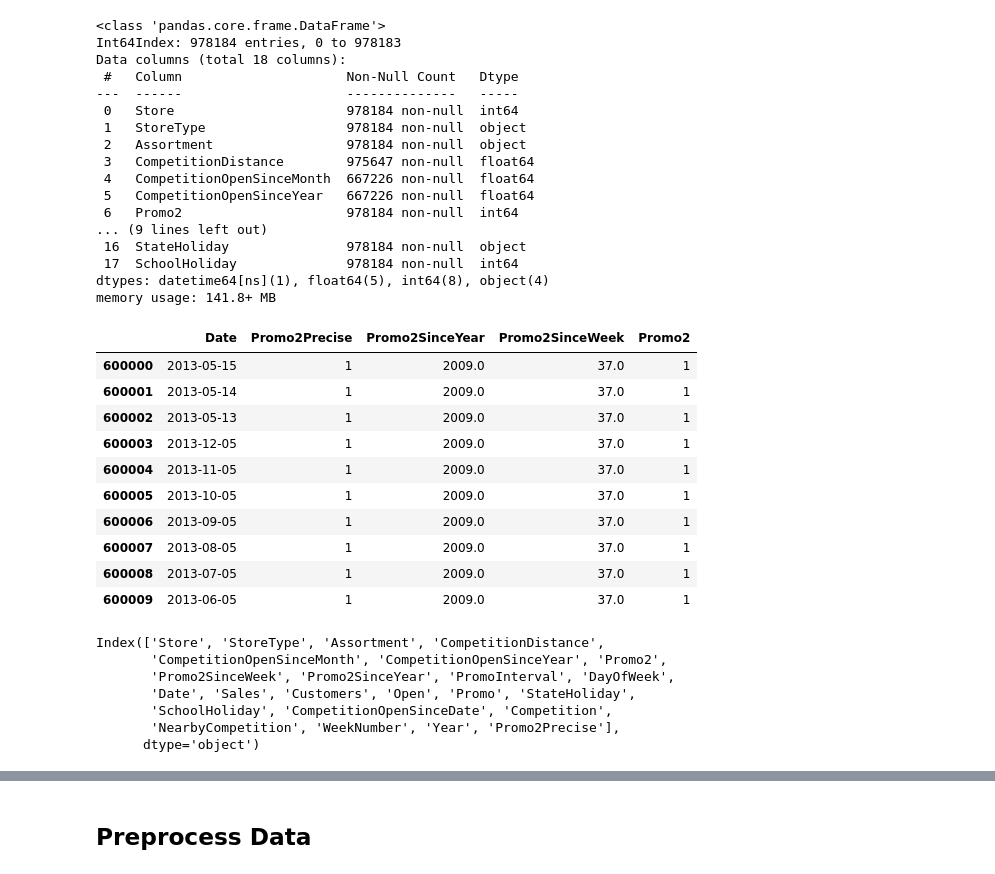
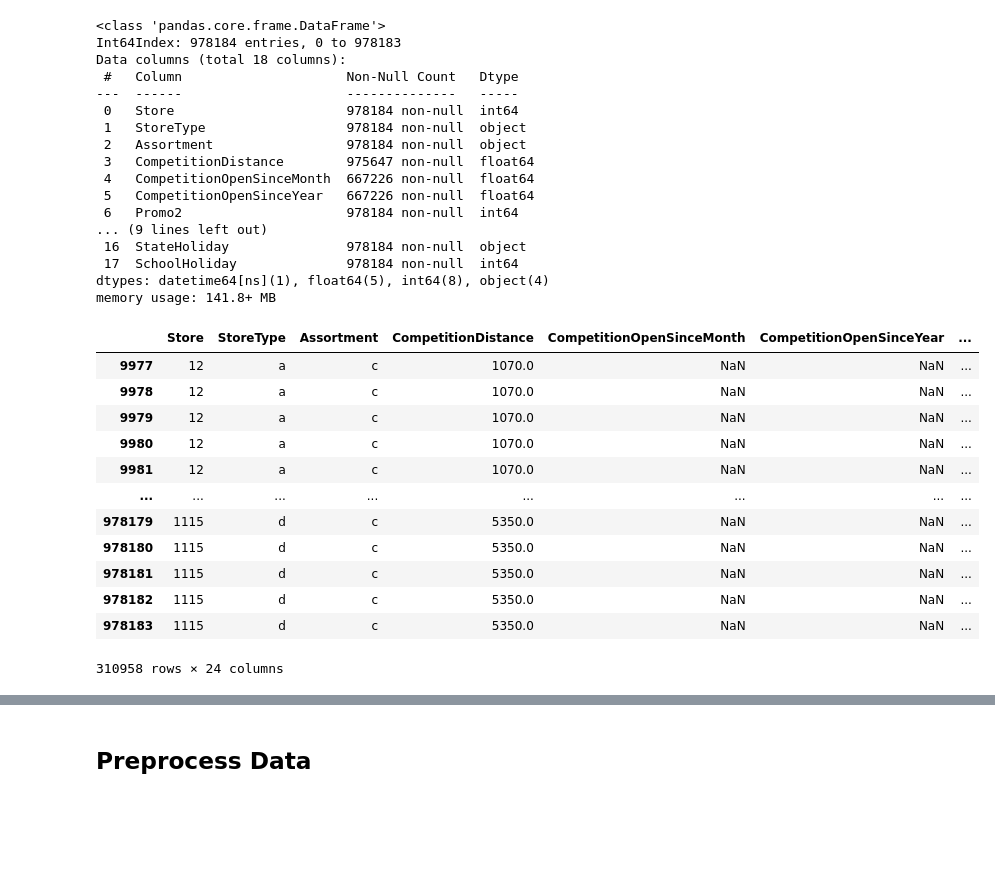
Before and after one commit to peterprescott/sales-data, a Jupyter notebook: notebook.ipynb, the cells around one changed output, grey strips where cells are left out. Cells and saved outputs as stored; diff of their text form; code cells hidden in the pictures; blank space fills up the shorter version.

```diff
--- a/notebook.ipynb
+++ b/notebook.ipynb
@@ -408,8 +418,6 @@ Data columns (total 18 columns):
 dtypes: datetime64[ns](1), float64(5), int64(8), object(4)
 memory usage: 141.8+ MB
 # %%
-import numpy as np
-
 combine.dummyDay = 1 # assume that competition was open from the beginning of the month they opened
 
 competitionOpenSinceDate = pd.DataFrame({'year': combine.CompetitionOpenSinceYear,
@@ -421,9 +429,25 @@ combine['CompetitionOpenSinceDate'] = pd.to_datetime(competitionOpenSinceDate)
 combine['Competition'] = np.where(combine['CompetitionOpenSinceDate'] < combine['Date'], 1, 0)
 # note that this gives nan values a '1' -- ie. we assume that where the date is unknown,
 # that competition has been open since before 2013.
-
+nearby = 10000
 combine['NearbyCompetition'] = np.where(((combine['Competition']==1)\
-                                         & (combine['CompetitionDistance']<10000)), 1, 0)
+                                         & (combine['CompetitionDistance']<nearby)), 1, 0)
+# %%
+combine.loc[combine['CompetitionOpenSinceYear'].isnull()==True]
+# %% [output]
+|  | Store | StoreType | Assortment | CompetitionDistance | CompetitionOpenSinceMonth | CompetitionOpenSinceYear | ... |
+| 9977 | 12 | a | c | 1070.0 | NaN | NaN | ... |
+| 9978 | 12 | a | c | 1070.0 | NaN | NaN | ... |
+| 9979 | 12 | a | c | 1070.0 | NaN | NaN | ... |
+| 9980 | 12 | a | c | 1070.0 | NaN | NaN | ... |
+| 9981 | 12 | a | c | 1070.0 | NaN | NaN | ... |
+| ... | ... | ... | ... | ... | ... | ... | ... |
+| 978179 | 1115 | d | c | 5350.0 | NaN | NaN | ... |
+| 978180 | 1115 | d | c | 5350.0 | NaN | NaN | ... |
+| 978181 | 1115 | d | c | 5350.0 | NaN | NaN | ... |
+| 978182 | 1115 | d | c | 5350.0 | NaN | NaN | ... |
+| 978183 | 1115 | d | c | 5350.0 | NaN | NaN | ... |
+310958 rows × 24 columns
 # %%
 # it seems easier to get a week number from a date than vice versa
 combine['WeekNumber'] = combine['Date'].dt.week
@@ -438,24 +455,0 @@ combine['Promo2Precise'] = np.where((combine['Year'] > combine['Promo2SinceYear'
-# %%
-combine[['Date','Promo2Precise','Promo2SinceYear','Promo2SinceWeek','Promo2']][600000:600010]
-# %% [output]
-|  | Date | Promo2Precise | Promo2SinceYear | Promo2SinceWeek | Promo2 |
-| 600000 | 2013-05-15 | 1 | 2009.0 | 37.0 | 1 |
-| 600001 | 2013-05-14 | 1 | 2009.0 | 37.0 | 1 |
-| 600002 | 2013-05-13 | 1 | 2009.0 | 37.0 | 1 |
-| 600003 | 2013-12-05 | 1 | 2009.0 | 37.0 | 1 |
-| 600004 | 2013-11-05 | 1 | 2009.0 | 37.0 | 1 |
-| 600005 | 2013-10-05 | 1 | 2009.0 | 37.0 | 1 |
-| 600006 | 2013-09-05 | 1 | 2009.0 | 37.0 | 1 |
-| 600007 | 2013-08-05 | 1 | 2009.0 | 37.0 | 1 |
-| 600008 | 2013-07-05 | 1 | 2009.0 | 37.0 | 1 |
-| 600009 | 2013-06-05 | 1 | 2009.0 | 37.0 | 1 |
-# %%
-combine.columns
-# %% [output]
-Index(['Store', 'StoreType', 'Assortment', 'CompetitionDistance',
-       'CompetitionOpenSinceMonth', 'CompetitionOpenSinceYear', 'Promo2',
-       'Promo2SinceWeek', 'Promo2SinceYear', 'PromoInterval', 'DayOfWeek',
-       'Date', 'Sales', 'Customers', 'Open', 'Promo', 'StateHoliday',
-       'SchoolHoliday', 'CompetitionOpenSinceDate', 'Competition',
-       'NearbyCompetition', 'WeekNumber', 'Year', 'Promo2Precise'],
-      dtype='object')
```
Also changed, not shown: parts of 25 cells of this notebook.
